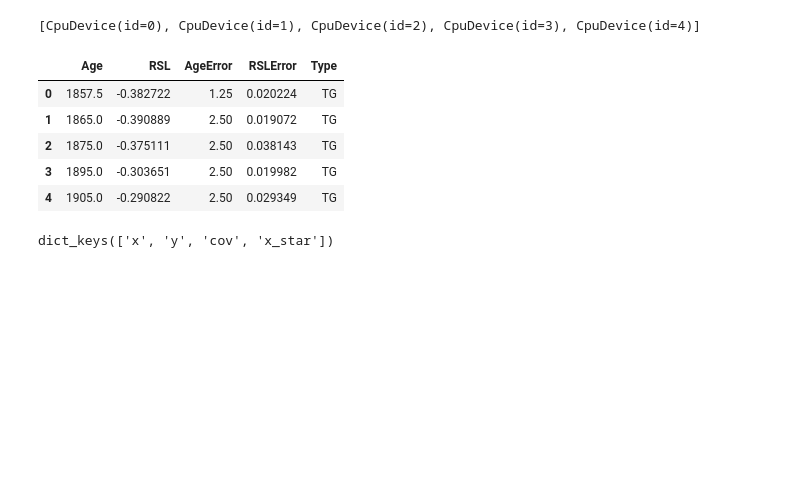
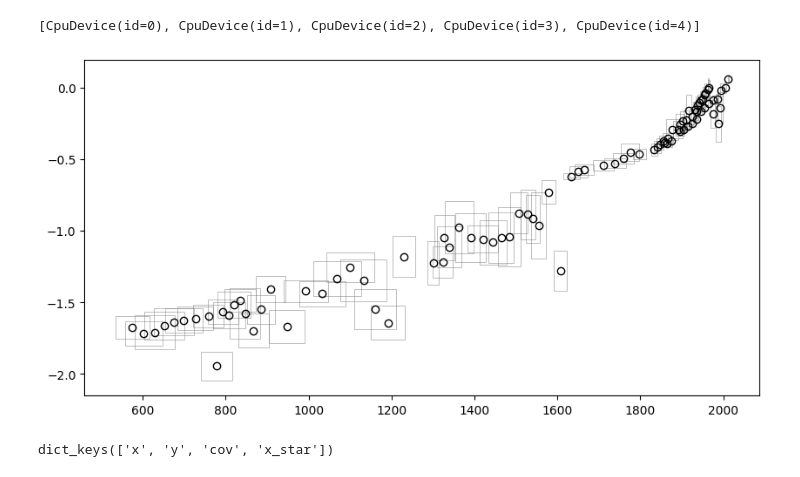
Before and after one commit to RohanGautam/EIV_IGP_jax, a Jupyter notebook: example.ipynb, the cells around one changed output. Drawn from its saved outputs; the diff is of its cells as text; code cells hidden in the pictures; blank space fills up the shorter version.

Commit message:
add plot functions

```diff
--- a/example.ipynb
+++ b/example.ipynb
@@ -22,15 +22,13 @@ jax.config.update("jax_enable_x64", True)
 # %% [output]
 [CpuDevice(id=0), CpuDevice(id=1), CpuDevice(id=2), CpuDevice(id=3), CpuDevice(id=4)]
 # %%
+# load data
+# age should be in AD
+
 df = pd.read_csv("./data/NYC.csv")
-df.head()
+plot.plot_input(df)
 # %% [output]
-|  | Age | RSL | AgeError | RSLError | Type |
-| 0 | 1857.5 | -0.382722 | 1.25 | 0.020224 | TG |
-| 1 | 1865.0 | -0.390889 | 2.50 | 0.019072 | TG |
-| 2 | 1875.0 | -0.375111 | 2.50 | 0.038143 | TG |
-| 3 | 1895.0 | -0.303651 | 2.50 | 0.019982 | TG |
-| 4 | 1905.0 | -0.290822 | 2.50 | 0.029349 | TG |
+[figure, added]
 # %%
 eiv_input = data.preprocess(df)
 print(eiv_input.keys())
```
Also changed, not shown: parts of 2 cells of this notebook, 1 other file.
